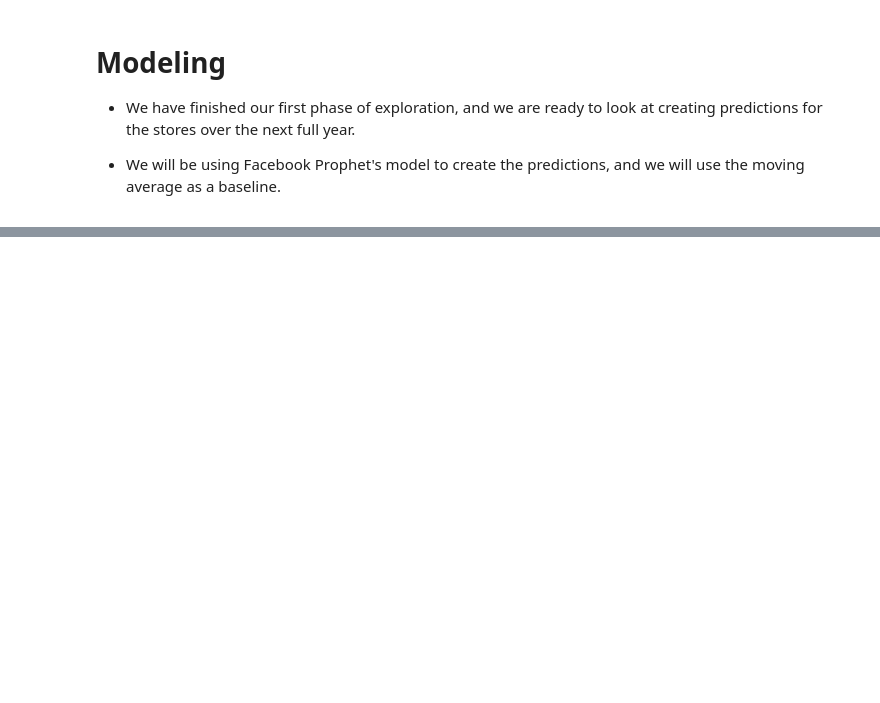
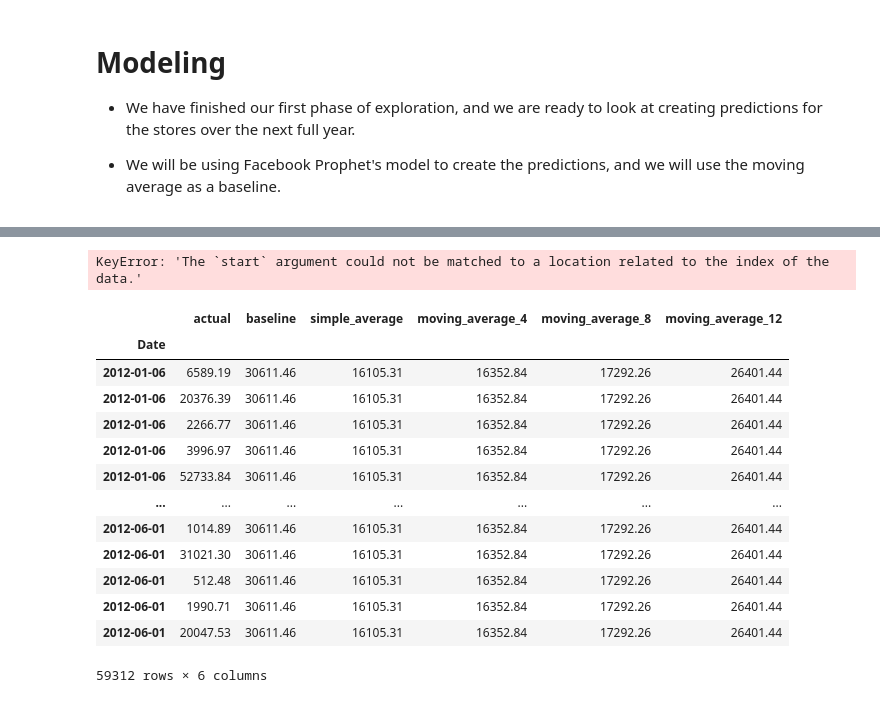
Before and after one commit to guedanie/retail-time-series-project, a Jupyter notebook: retail-time-series-analysis.ipynb, the cells around one changed output, grey strips where cells are left out. Cells and saved outputs as stored; diff of their text form; code cells hidden in the pictures; blank space fills up the shorter version.

Commit message:
first round of modeling

```diff
--- a/retail-time-series-analysis.ipynb
+++ b/retail-time-series-analysis.ipynb
@@ -393,3 +392,7 @@ It definitvely seems that across all stores, some departments are more profitabl
 * We have finished our first phase of exploration, and we are ready to look at creating predictions for the stores over the next full year.
 
 * We will be using Facebook Prophet's model to create the predictions, and we will use the moving average as a baseline.
+# %%
+target_variable = "Weekly_Sales"
+# %%
+predictions = model.run_all_models(train, validate, target_variable, [4, 8, 16])
@@ -395,0 +413,22 @@ It definitvely seems that across all stores, some departments are more profitabl
+# %%
+# Create predictions
+y_pred = model.predict(start=validate.index[0], end=validate.index[-1])
+# %% [output]
+KeyError: 'The `start` argument could not be matched to a location related to the index of the data.'
+# %%
+predictions
+# %% [output]
+|  | actual | baseline | simple_average | moving_average_4 | moving_average_8 | moving_average_12 |
+| Date |  |  |  |  |  |  |
+| 2012-01-06 | 6589.19 | 30611.46 | 16105.31 | 16352.84 | 17292.26 | 26401.44 |
+| 2012-01-06 | 20376.39 | 30611.46 | 16105.31 | 16352.84 | 17292.26 | 26401.44 |
+| 2012-01-06 | 2266.77 | 30611.46 | 16105.31 | 16352.84 | 17292.26 | 26401.44 |
+| 2012-01-06 | 3996.97 | 30611.46 | 16105.31 | 16352.84 | 17292.26 | 26401.44 |
+| 2012-01-06 | 52733.84 | 30611.46 | 16105.31 | 16352.84 | 17292.26 | 26401.44 |
+| ... | ... | ... | ... | ... | ... | ... |
+| 2012-06-01 | 1014.89 | 30611.46 | 16105.31 | 16352.84 | 17292.26 | 26401.44 |
+| 2012-06-01 | 31021.30 | 30611.46 | 16105.31 | 16352.84 | 17292.26 | 26401.44 |
+| 2012-06-01 | 512.48 | 30611.46 | 16105.31 | 16352.84 | 17292.26 | 26401.44 |
+| 2012-06-01 | 1990.71 | 30611.46 | 16105.31 | 16352.84 | 17292.26 | 26401.44 |
+| 2012-06-01 | 20047.53 | 30611.46 | 16105.31 | 16352.84 | 17292.26 | 26401.44 |
+59312 rows × 6 columns
```
Also changed, not shown: parts of 7 cells of this notebook.
